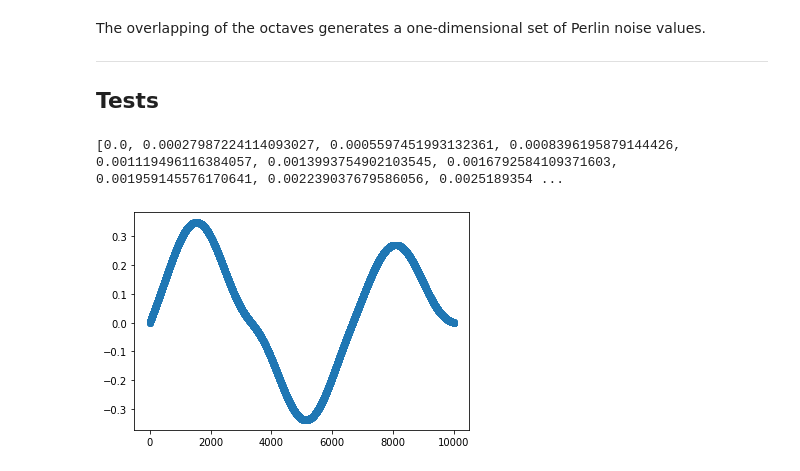
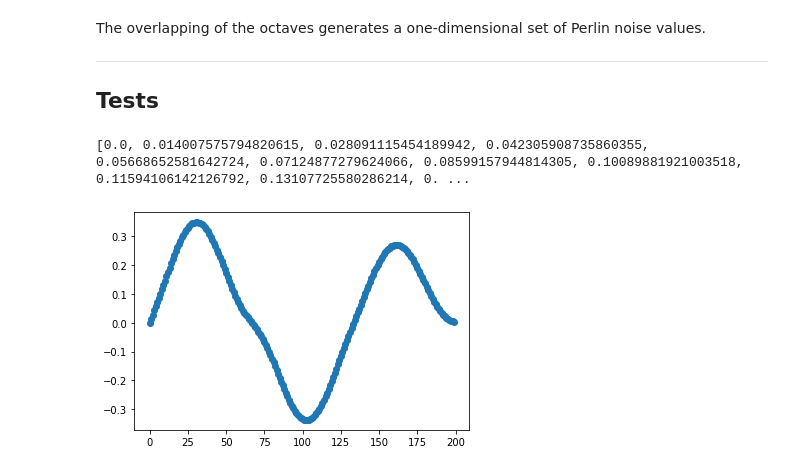
Before and after one commit to tofolo17/ursina-minecraft, a Jupyter notebook: CodingTrain/graphs.ipynb, the cells around one changed output. Saved outputs shown, nothing was run; the diff lists cells and outputs as text; code cells hidden in the pictures.

```diff
--- a/CodingTrain/graphs.ipynb
+++ b/CodingTrain/graphs.ipynb
@@ -84,17 +84,17 @@ The overlapping of the octaves generates a one-dimensional set of Perlin noise v
 # %%
 from perlin_noise import PerlinNoise
 
 noise = PerlinNoise(octaves=3, seed=1234)
 
-x_pix = 10000
+x_pix = 200
 
 y = [noise(i / x_pix) for i in range(x_pix)]
 x = [_ for _ in range(len(y))]
 
 print(y)
 
 plt.scatter(x, y)
 plt.show()
 # %% [output]
-[0.0, 0.00027987224114093027, 0.0005597451993132361, 0.0008396195879144426, 0.001119496116384057, 0.0013993754902103545, 0.0016792584109371603, 0.001959145576170641, 0.002239037679586056, 0.0025189354 ...
+[0.0, 0.014007575794820615, 0.028091115454189942, 0.042305908735860355, 0.05668652581642724, 0.07124877279624066, 0.08599157944814305, 0.10089881921003518, 0.11594106142126792, 0.13107725580286214, 0. ...
-[figure, old version]
+[figure, new version]
```
Also changed, not shown: parts of 5 cells of this notebook, 3 other files.
